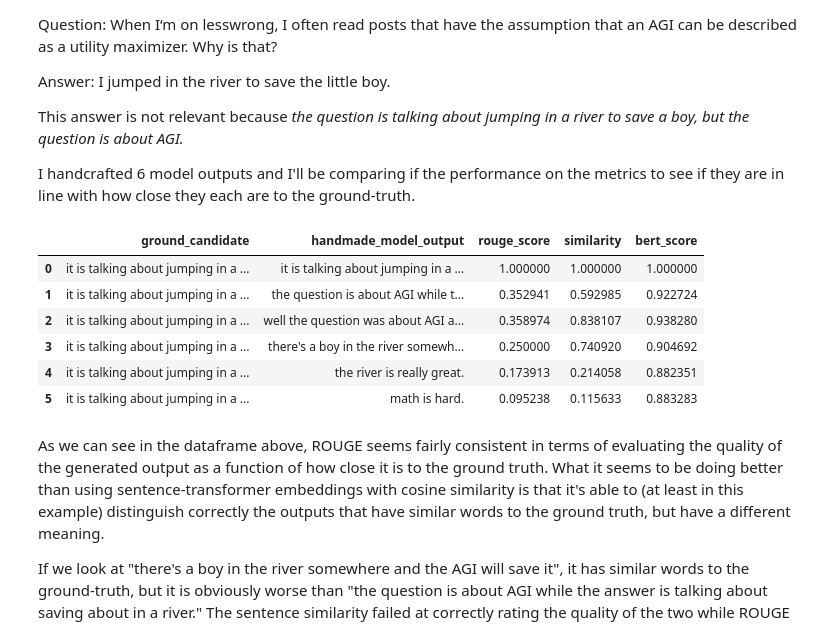
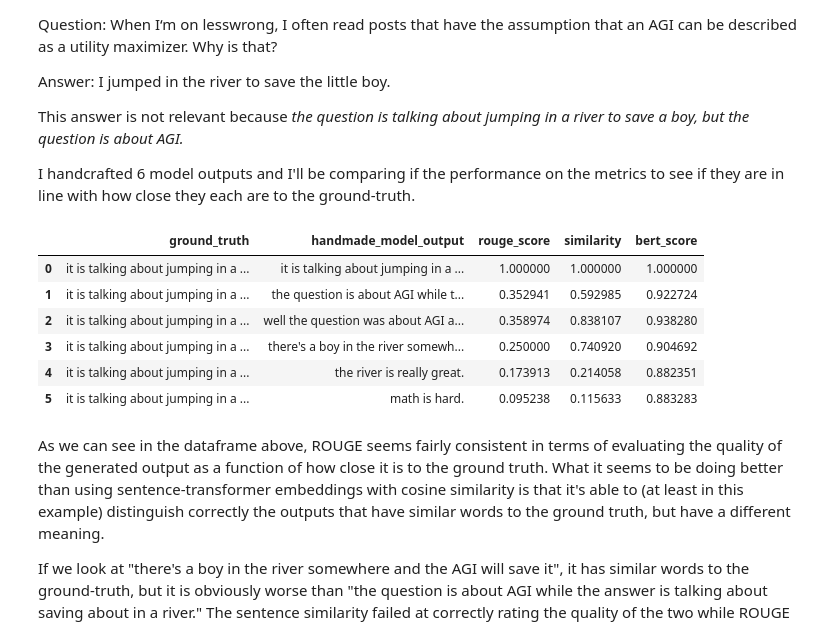
Before and after one commit to JayThibs/aligning-language-models, a Jupyter notebook: gpt_alignment.ipynb, the cells around one changed output. Drawn from its saved outputs; the diff is of its cells as text; code cells hidden in the pictures.

```diff
--- a/gpt_alignment.ipynb
+++ b/gpt_alignment.ipynb
@@ -1245,24 +1246,24 @@ model = SentenceTransformer('all-mpnet-base-v2')
 # %%
 ground_candidate = []
 rouge_scores = []
 similarity = []
 bert_score_list = []
 for output in outputs:
     candidate = output
     rouge_score = rouge_metric.compute(predictions=[candidate.split(' ')],references=[[ground.split(' ')]])
     rouge_scores.append(rouge_score['rougeL'][0][-1])
     # sentence-transformer similarity (dot-product of embedding vector)
     sentences = [ground, candidate]
     embeddings = model.encode(sentences)
     similarity.append(np.dot(embeddings[0],embeddings[1])/(norm(embeddings[0])*norm(embeddings[1])))
     ground_candidate.append(str("Ground: " + ground + "\nCandidate: " + candidate))
     bert_scores = bertscore_metric.compute(predictions=[output], references=[ground], lang="en")
     bert_score_list.append(bert_scores['f1'][0])
 
-metrics_df = pd.DataFrame({"ground_candidate": ground, "handmade_model_output": outputs, "rouge_score": rouge_scores, "similarity": similarity, "bert_score": bert_score_list})
+metrics_df = pd.DataFrame({"ground_truth": ground, "handmade_model_output": outputs, "rouge_score": rouge_scores, "similarity": similarity, "bert_score": bert_score_list})
 metrics_df.head(len(outputs))
 # %% [output]
-|  | ground_candidate | handmade_model_output | rouge_score | similarity | bert_score |
+|  | ground_truth | handmade_model_output | rouge_score | similarity | bert_score |
 | 0 | it is talking about jumping in a ... | it is talking about jumping in a ... | 1.000000 | 1.000000 | 1.000000 |
 | 1 | it is talking about jumping in a ... | the question is about AGI while t... | 0.352941 | 0.592985 | 0.922724 |
 | 2 | it is talking about jumping in a ... | well the question was about AGI a... | 0.358974 | 0.838107 | 0.938280 |
```
Also changed, not shown: parts of 12 cells of this notebook.
